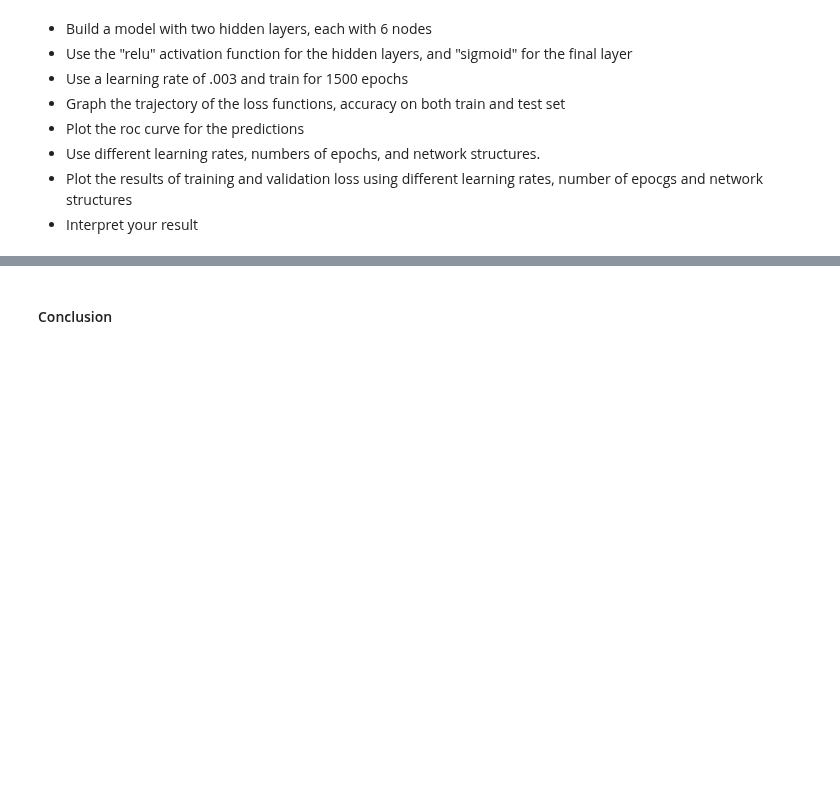
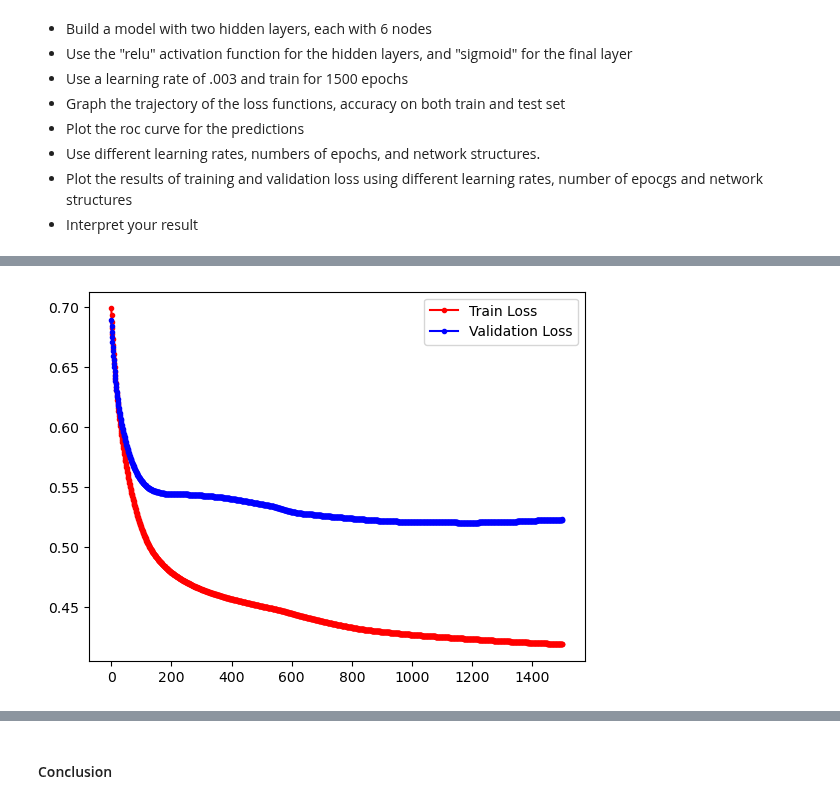
Before and after one commit to de-fernandez/CPE-313-CPE32S3, a Jupyter notebook: Don Eleazar T. Fernandez, CPE32S3, CPE 313 (Hands-on Activity 1.2 - Training Neural Networks).ipynb, the cells around one changed output, grey strips where cells are left out. Drawn from its saved outputs; the diff is of its cells as text; code cells hidden in the pictures; blank space fills up the shorter version.

```diff
--- a/Don Eleazar T. Fernandez, CPE32S3, CPE 313 (Hands-on Activity 1.2 - Training Neural Networks).ipynb
+++ b/Don Eleazar T. Fernandez, CPE32S3, CPE 313 (Hands-on Activity 1.2 - Training Neural Networks).ipynb
@@ -240,3 +235,10 @@ What is your interpretation about the result of the train and validation loss?
 * Use different learning rates, numbers of epochs, and network structures.
 * Plot the results of training and validation loss using different learning rates, number of epocgs and network structures
 * Interpret your result
+# %%
+model = Sequential([
+    Dense(6, input_shape=(8,), activation="relu"),
+    Dense(6, input_shape=(8,), activation="relu"),
+    Dense(1, activation="sigmoid")])
+
+model.summary()
@@ -242,0 +259,3 @@ What is your interpretation about the result of the train and validation loss?
+# %%
+model.compile(SGD(learning_rate = .003), "binary_crossentropy", metrics=["accuracy"])
+run_hist_2 = model.fit(X_train_norm, y_train, validation_data=(X_test_norm, y_test), epochs=1500)
@@ -242,0 +280,8 @@ What is your interpretation about the result of the train and validation loss?
+# %%
+fig, ax = plt.subplots()
+ax.plot(run_hist_2.history["loss"],'r', marker='.', label="Train Loss")
+ax.plot(run_hist_2.history["val_loss"],'b', marker='.', label="Validation Loss")
+ax.legend()
+plt.show()
+# %% [output]
+[figure, added]
```
Also changed, not shown: parts of 22 cells of this notebook, 1 other file.
